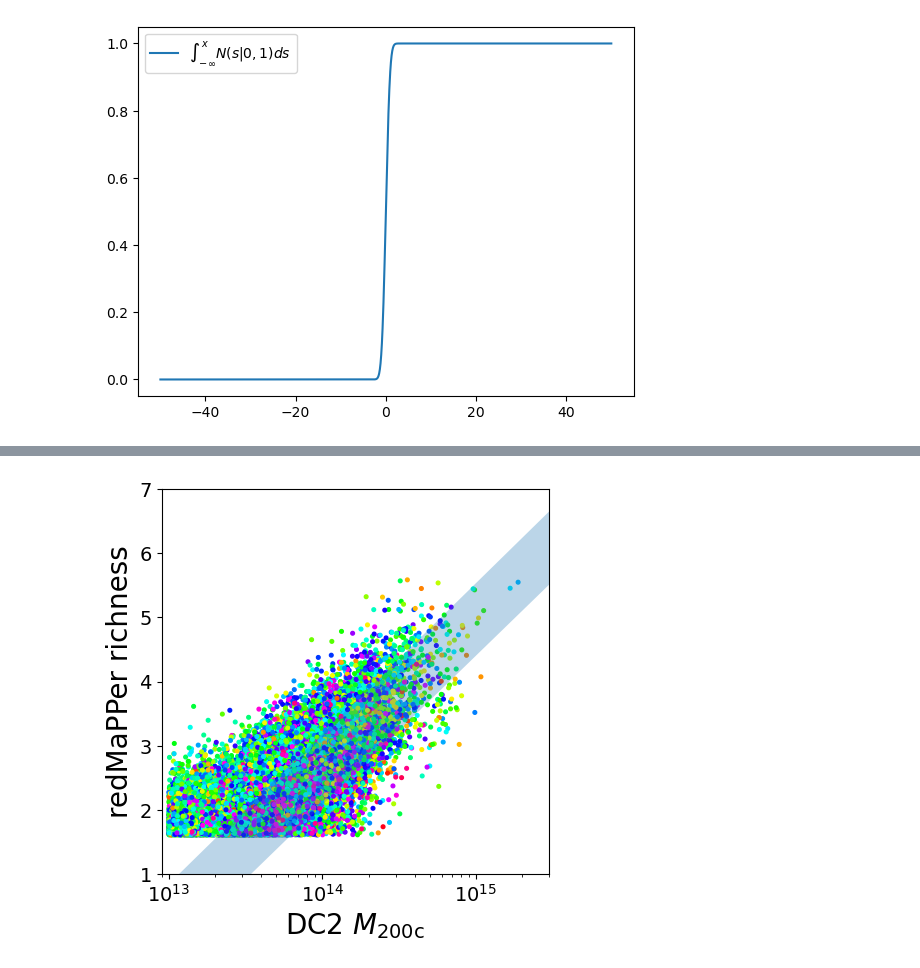
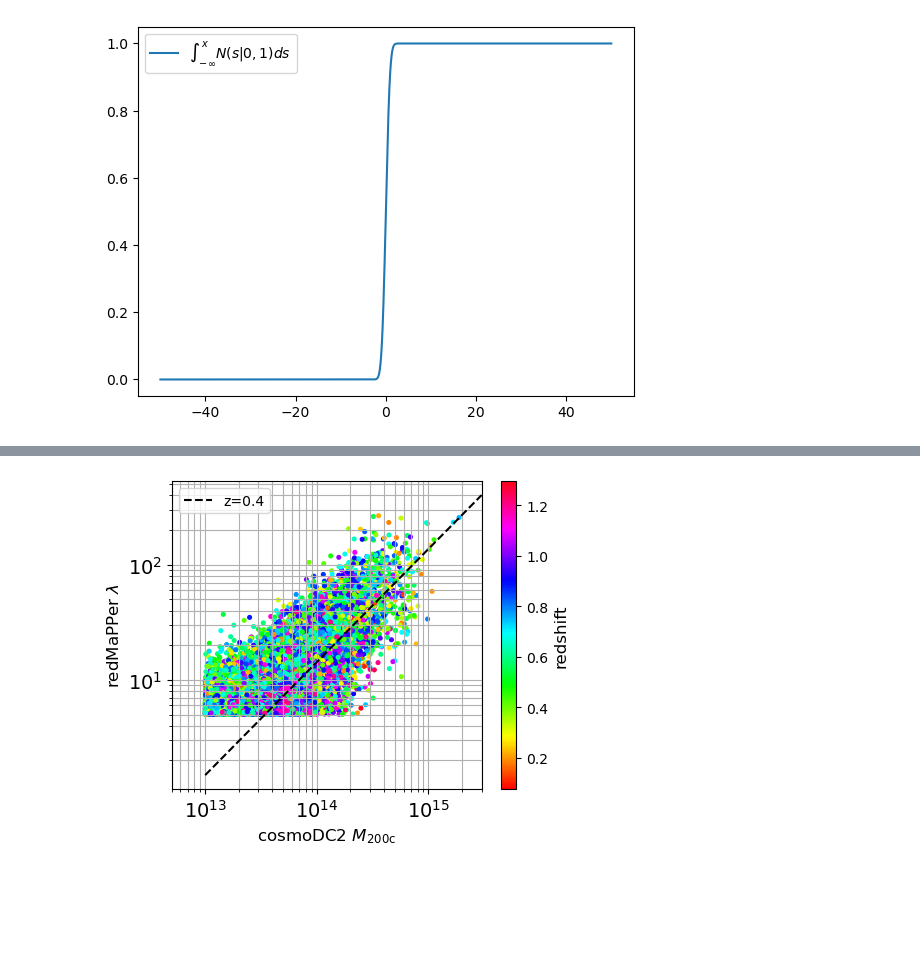
Before and after one commit to LSSTDESC/CLCosmo_Sim, a Jupyter notebook: cluster_scaling_relation_DC2/notebooks/fiducial_redMaPPer_cluster_scaling_relation.ipynb, the cells around one changed output, grey strips where cells are left out. Drawn from its saved outputs; the diff is of its cells as text; code cells hidden in the pictures; blank space fills up the shorter version.

```diff
--- a/cluster_scaling_relation_DC2/notebooks/fiducial_redMaPPer_cluster_scaling_relation.ipynb
+++ b/cluster_scaling_relation_DC2/notebooks/fiducial_redMaPPer_cluster_scaling_relation.ipynb
@@ -92,7 +106,7 @@ plt.legend(fontsize=10)
 # %%
 def lnLikelihood(p):
     proxy_mu0, proxy_muz, proxy_mulog10m, proxy_sigma0, proxy_sigmaz, proxy_sigmalog10m = p
-    params = np.log10(10**14.2), .4, proxy_mu0, proxy_muz, proxy_mulog10m, proxy_sigma0, proxy_sigmaz, proxy_sigmalog10m
+    params = np.log10(10**14.3), .5, proxy_mu0, proxy_muz, proxy_mulog10m, proxy_sigma0, proxy_sigmaz, proxy_sigmalog10m
     mu = rm_relation.proxy_mu_f(np.log10(table_cut['M200c']), table_cut['redshift'],  params)
     sigma= rm_relation.proxy_sigma_f(np.log10(table_cut['M200c']), table_cut['redshift'],  params)
     pdf_lnlambda = table_cut['richness']*rm_relation.pdf_richness_mass_relation(table_cut['richness'], np.log10(table_cut['M200c']), table_cut['redshift'], params)
@@ -102,7 +116,6 @@ def lnLikelihood(p):
     if np.isnan(np.sum(np.log(pdf_lnlambda))): return -np.inf
     return np.sum(np.log(pdf_lnlambda))
 # %%
-initial = [3.15554779, -0.01047953,  2.1415984 ,  0.53798303, 0 ,
-       0]
+initial = [3.33413625, -0.01682437,  2.34084305,  0.56353637, -0.10364501,  0.00758468,]
 lnLikelihood(initial)
 # %% [output]
@@ -111,8 +124,8 @@ lnLikelihood(initial)
 from multiprocessing import Pool
 nwalker=20
 pos=.001*np.random.randn(nwalker,6) + initial
-#with Pool() as pool:
-sampler = emcee.EnsembleSampler(nwalker, 6, lnLikelihood, )#pool=pool)
-sampler.run_mcmc(pos, 600, progress=True);
+with Pool() as pool:
+    sampler = emcee.EnsembleSampler(nwalker, 6, lnLikelihood, pool=pool)
+    sampler.run_mcmc(pos, 400, progress=True);
 flat_samples1 = sampler.get_chain(discard=10, thin=3, flat=True)
 # %%
@@ -125,5 +138,5 @@ np.save('fiducial.pkl',flat_samples1[3000:],)
 # %%
-p = np.mean(flat_samples1[3500:], axis=0)
-params = [np.log10(10**14.2), .4]
+p = np.mean(flat_samples1[2000:], axis=0)
+params = [np.log10(10**14.3), .5]
 params = params + list(p)
 # %%
@@ -173,19 +186,19 @@ plt.ylim(0, 2.5)
 # %%
-plt.figure(figsize=(5,5))
+plt.figure(figsize=(5,4))
 plt.tick_params(axis='both', which = 'major', labelsize= 14)
-#plt.grid(True, which="both")
-plt.scatter( table['M200c'], np.log(table['richness']),c=table['redshift'], s=7, cmap='hsv')
+plt.scatter( table['M200c'], np.exp(np.log(table['richness'])),c=table['redshift'], s=7, cmap='hsv')
 m = np.linspace(1e13, 3e15, 10)
-mu = rm_relation.proxy_mu_f(np.log10(m) , .6,  params,)
-sigma = rm_relation.proxy_sigma_f(np.log10(m) , .6,  params,)
-plt.fill_between(m, mu+ sigma, mu- sigma ,alpha=.3)
-#plt.colorbar().set_label(label=r'redshift',size=20,)
-plt.ylim(1, 7)
-plt.xlim(9e12, 3e15)
-#plt.yscale('log')
+mu = rm_relation.proxy_mu_f(np.log10(m) , .4,  params,)
+sigma = rm_relation.proxy_sigma_f(np.log10(m) , .4,  params,)
+plt.plot(m, np.exp(mu) , '--k',label = 'z=0.4')
+plt.colorbar().set_label(label=r'redshift',size=12,)
+plt.xlim(5e12, 3e15)
+plt.legend()
+plt.grid(which='both')
 plt.xscale('log')
-plt.ylabel(r'redMaPPer richness', fontsize=20)
-plt.xlabel(r'DC2 $M_{\rm 200c}$', fontsize=20)
-radius = np.linspace(4, 20, 100)
+plt.yscale('log')
+plt.ylabel(r'redMaPPer $\lambda$', fontsize=12)
+plt.xlabel(r'cosmoDC2 $M_{\rm 200c}$', fontsize=12)
+plt.savefig(f'../fig/fiducial_relation_scatter.png', dpi = 300,bbox_inches='tight',)
 # %% [output]
-[figure, old version]
+[figure, new version]
```
Also changed, not shown: parts of 7 cells of this notebook, 3 other files.
